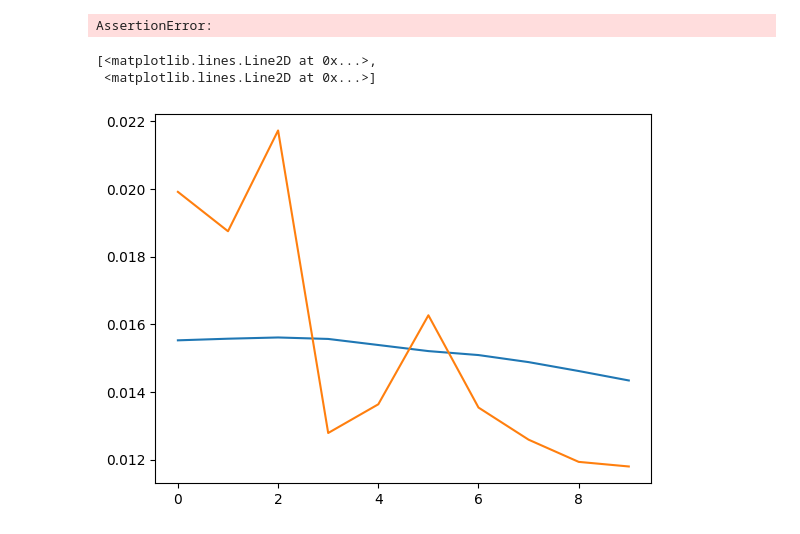
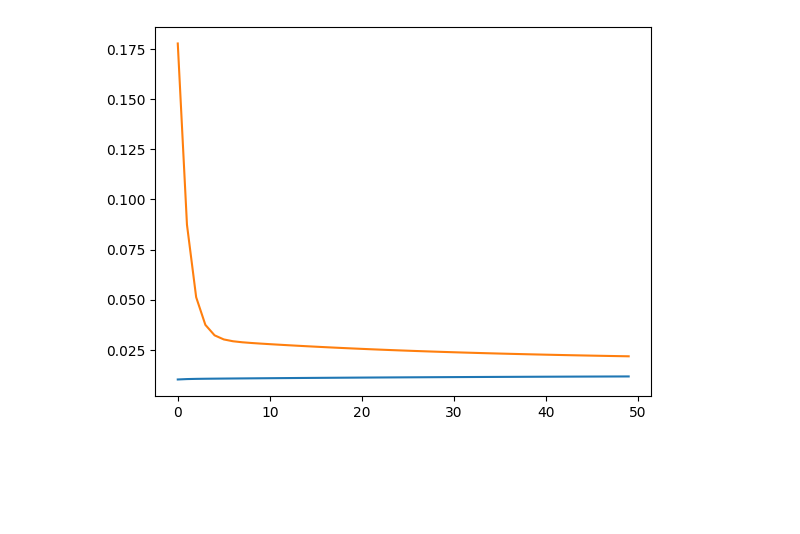
Before and after one commit to DKormann/blissathon, a Jupyter notebook: how-to-load-and-submit.ipynb, the cells around one changed output. Saved outputs shown, nothing was run; the diff lists cells and outputs as text; code cells hidden in the pictures; blank space fills up the shorter version.

```diff
--- a/how-to-load-and-submit.ipynb
+++ b/how-to-load-and-submit.ipynb
@@ -58,27 +59,32 @@ class Model:
 
     def __init__(self):
         input_dim, hidden_dim, output_dim = 2500,5000,2500
+
         self.l1 = nn.Linear(input_dim, hidden_dim )
         self.l2 = nn.Linear(hidden_dim,output_dim)
+        self.parameters = [*self.l1.parameters(), *self.l2.parameters()]
 
-        self.parameters = [*self.l1.parameters(), *self.l2.parameters()]
+        # self.l1 = nn.Linear(input_dim, output_dim )
+        # self.parameters = [*self.l1.parameters()]
+
 
     def __call__(self,x):
         x = Tensor(x).reshape(-1,2500)
+
         x = self.l1(x)
         x = nn.functional.relu(x)
         x = self.l2(x)
+
+        # x = self.l1(x)
         return x
 
 model = Model()
-opt = torch.optim.Adam(model.parameters,lr=0.0001)
+opt = torch.optim.Adam(model.parameters,lr=0.00001)
 
 Loss = nn.MSELoss()
 def loss_fn (p,y):
+    y = Tensor(downsize(y)).reshape(-1,2500)
 
-    for i in range(len (y)):
-        y[i] = downsize(y[i])
-    y = Tensor(downsize(y)).reshape(-1)
     return Loss(y,p)
 
 def train_step(x,y):
@@ -102,7 +108,7 @@ def test ():
 
 def epoch (e=0):
     xlen = x_train.shape[0]
-    batch_size = 4
+    batch_size = 8
     for i in range(0,xlen,batch_size):
 
         x,y = x_train[i:i+batch_size],y_train[i:i+batch_size]
@@ -110,7 +116,7 @@ def epoch (e=0):
 
         train_step(x,y)
 
-def train(epochs = 10):
+def train(epochs = 50):
     global hist
     for e in range(epochs):
 
@@ -122,6 +128,7 @@ def train(epochs = 10):
         print (f"avg train loss: {train_loss:.5} test loss: {test_loss:.5}")
 
         loss_hist.append((train_loss,test_loss))
+    plt.plot(np.array(loss_hist))
 
 
 train()
@@ -130,7 +153 @@ train()
-AssertionError:
+[figure, added]
-# %%
-plt.plot(np.array(loss_hist))
-# %% [output]
-[<matplotlib.lines.Line2D at 0x...>,
- <matplotlib.lines.Line2D at 0x...>]
-[figure, removed]
```
Also changed, not shown: parts of 6 cells of this notebook, 1 other file.
